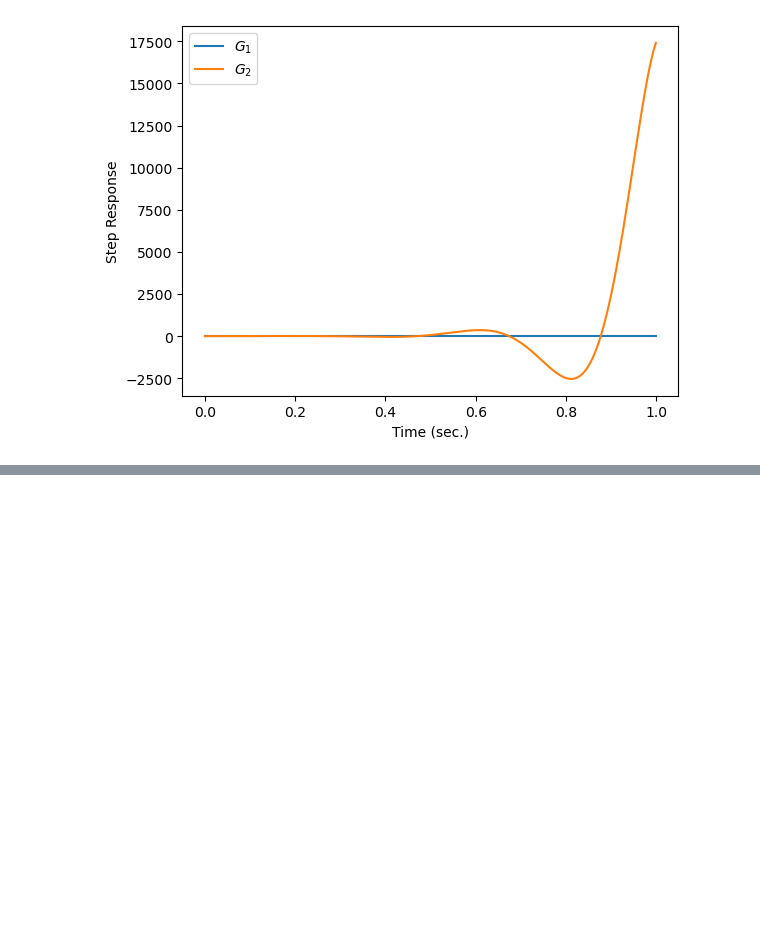
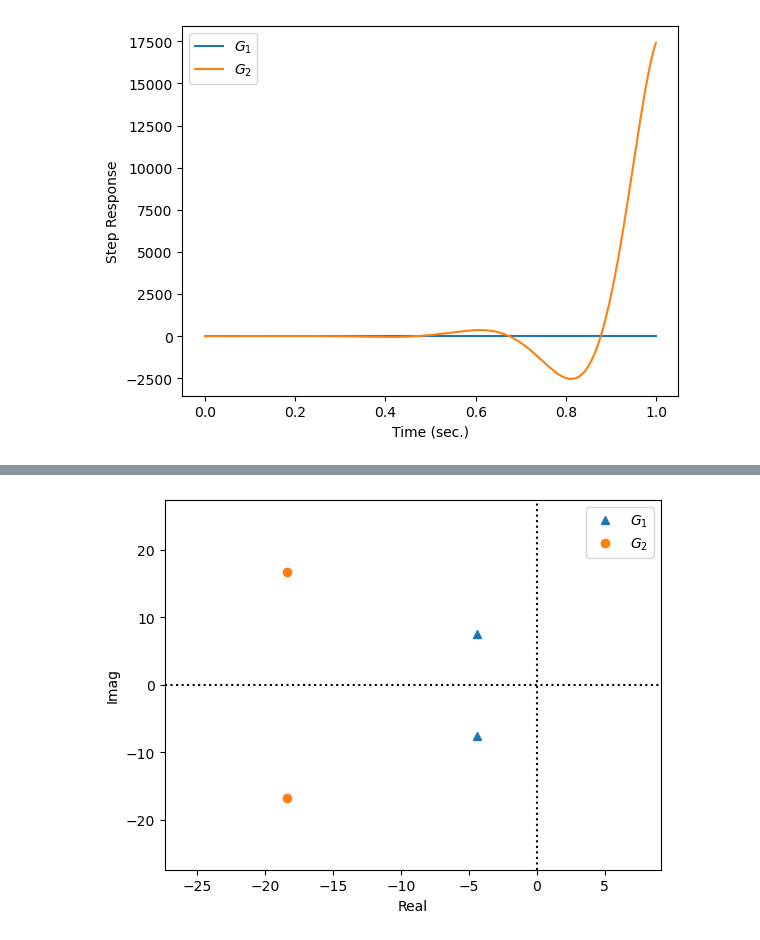
Before and after one commit to ryanGT/learning_activities_345, a Jupyter notebook: pole_location_practice_problem_generator.ipynb, the cells around one changed output, grey strips where cells are left out. Drawn from its saved outputs; the diff is of its cells as text; code cells hidden in the pictures; blank space fills up the shorter version.

Commit message:
updated pole location generator

```diff
--- a/pole_location_practice_problem_generator.ipynb
+++ b/pole_location_practice_problem_generator.ipynb
@@ -156,0 +172,6 @@ plot_step_responses([G1,G2],stop_t=1)
+# %%
+G1 = random_so_tf()
+G2 = random_so_tf()
+plot_pole_locations([G1,G2])
+# %% [output]
+[figure, added]
```
Also changed, not shown: parts of 5 cells of this notebook.
